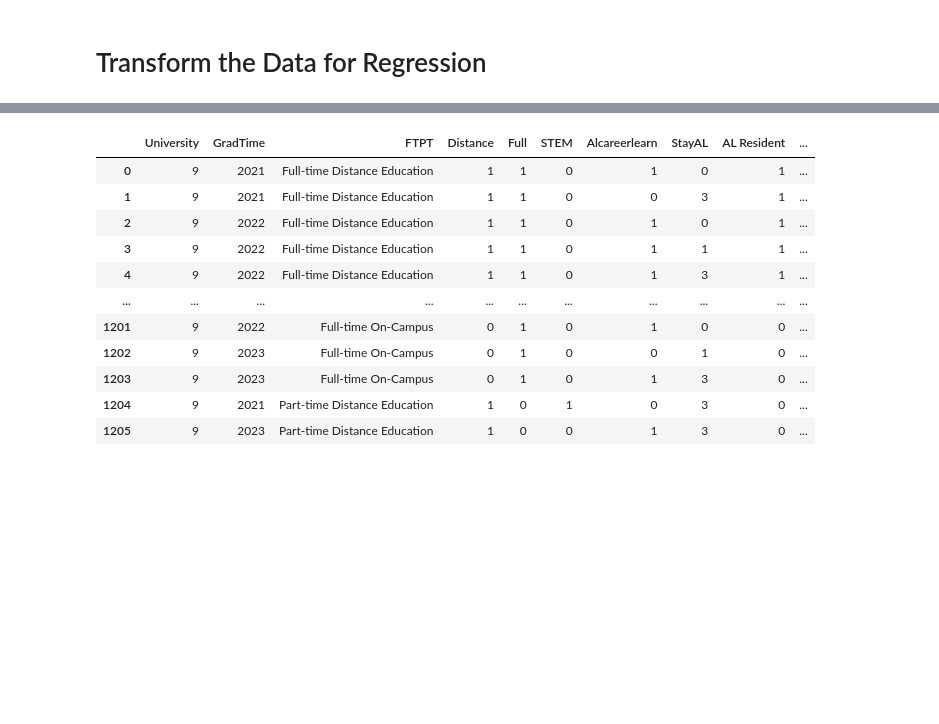
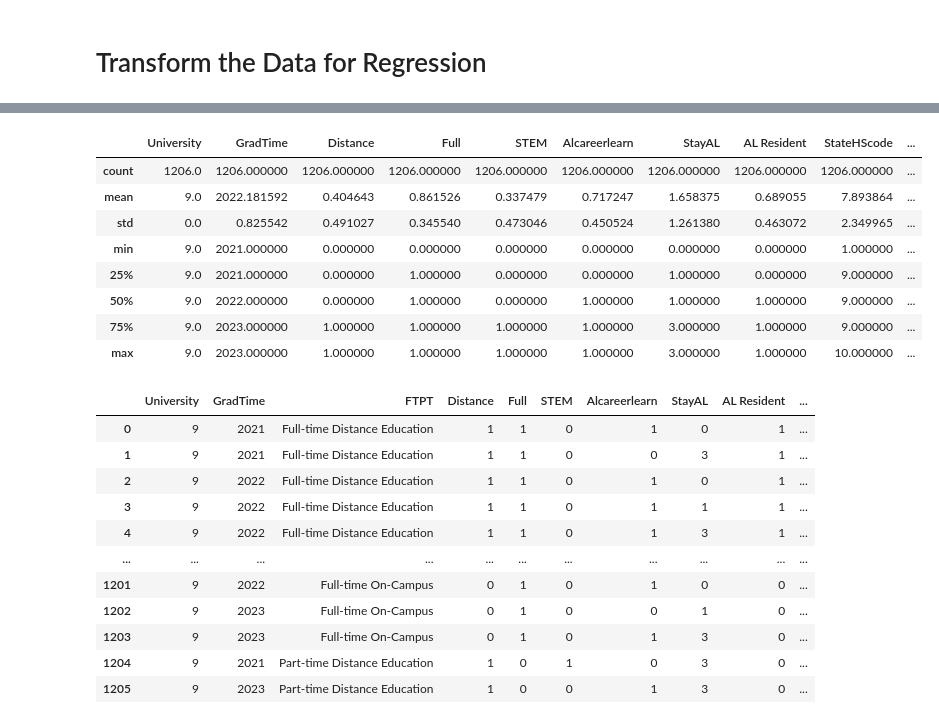
Before and after one commit to MCDC-Team-4/retain-alabama, a Jupyter notebook: team-juypter-notebooks/testing.ipynb, the cells around one changed output, grey strips where cells are left out. Saved outputs shown, nothing was run; the diff lists cells and outputs as text; code cells hidden in the pictures; blank space fills up the shorter version.

```diff
--- a/team-juypter-notebooks/testing.ipynb
+++ b/team-juypter-notebooks/testing.ipynb
@@ -44,9 +87,19 @@ readAlabamaData
 # %%
 # A useful function for changing strings
 # for i in list(data.columns):
 #     data[i] = data[i].apply(lambda x: str(x)).apply(lambda x: x.replace('|' , ','))
 # data = data[~data.columns.duplicated()]
-data.describe()
+alabamaData.describe()
+# %% [output]
+|  | University | GradTime | Distance | Full | STEM | Alcareerlearn | StayAL | AL Resident | StateHScode | ... |
+| count | 1206.0 | 1206.000000 | 1206.000000 | 1206.000000 | 1206.000000 | 1206.000000 | 1206.000000 | 1206.000000 | 1206.000000 | ... |
+| mean | 9.0 | 2022.181592 | 0.404643 | 0.861526 | 0.337479 | 0.717247 | 1.658375 | 0.689055 | 7.893864 | ... |
+| std | 0.0 | 0.825542 | 0.491027 | 0.345540 | 0.473046 | 0.450524 | 1.261380 | 0.463072 | 2.349965 | ... |
+| min | 9.0 | 2021.000000 | 0.000000 | 0.000000 | 0.000000 | 0.000000 | 0.000000 | 0.000000 | 1.000000 | ... |
+| 25% | 9.0 | 2021.000000 | 0.000000 | 1.000000 | 0.000000 | 0.000000 | 1.000000 | 0.000000 | 9.000000 | ... |
+| 50% | 9.0 | 2022.000000 | 0.000000 | 1.000000 | 0.000000 | 1.000000 | 1.000000 | 1.000000 | 9.000000 | ... |
+| 75% | 9.0 | 2023.000000 | 1.000000 | 1.000000 | 1.000000 | 1.000000 | 3.000000 | 1.000000 | 9.000000 | ... |
+| max | 9.0 | 2023.000000 | 1.000000 | 1.000000 | 1.000000 | 1.000000 | 3.000000 | 1.000000 | 10.000000 | ... |
 # %%
 # renaming columns
 pd.options.display.max_columns = 300
```
Also changed, not shown: parts of 5 cells of this notebook.
